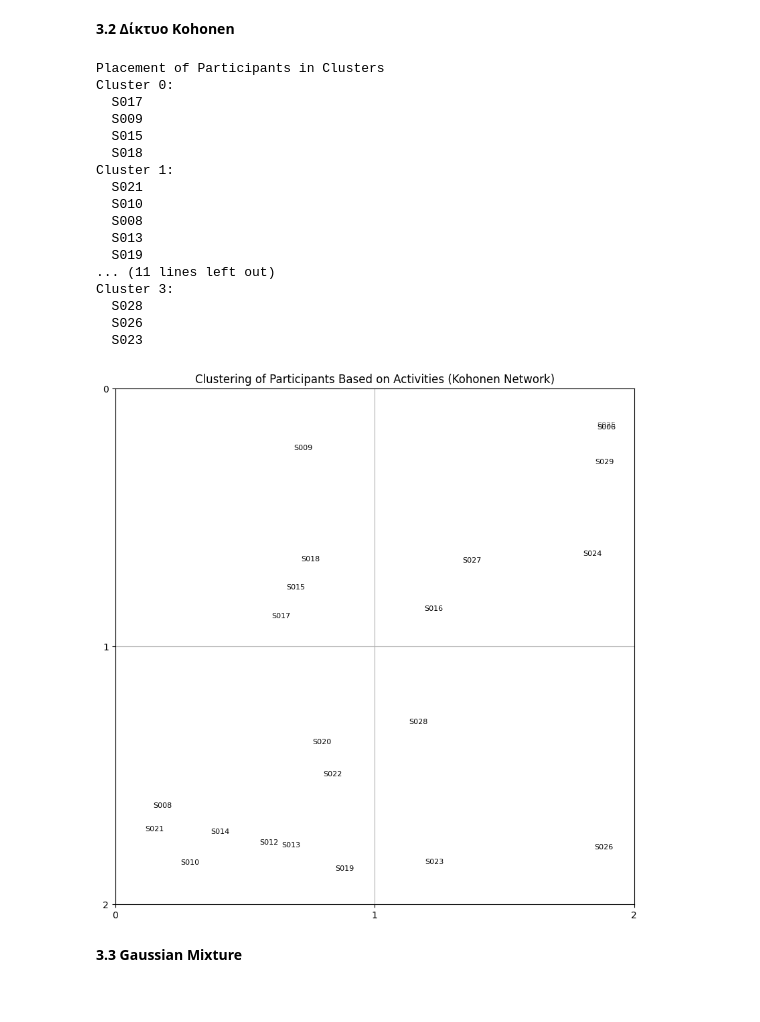
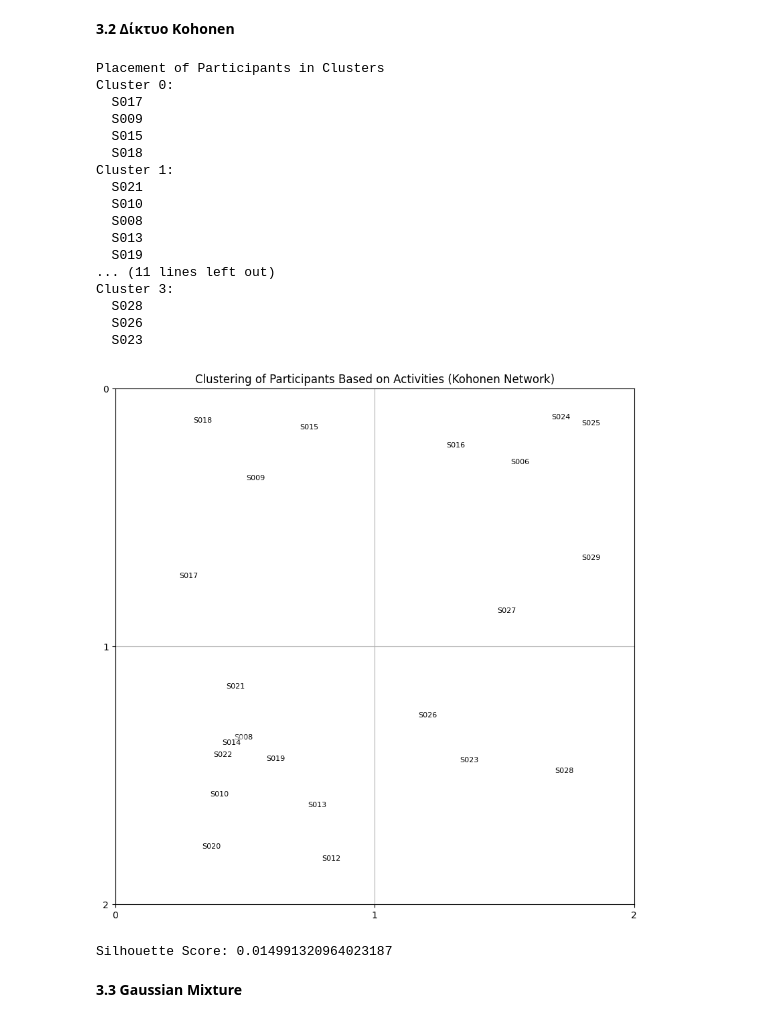
Before and after one commit to miltiadiss/Data-Mining, a Jupyter notebook: question_3.ipynb, the cells around one changed output. Cells and saved outputs as stored; diff of their text form; code cells hidden in the pictures.

```diff
--- a/question_3.ipynb
+++ b/question_3.ipynb
@@ -401,34 +407,42 @@ for file_name, (x, y) in cluster_assignments:
     plt.text(x + 0.5 + offset_x, y + 0.5 + offset_y, base_name, fontsize=8, ha='center', va='center',
              bbox=dict(facecolor='white', alpha=0.5, lw=0))
 
 # Προσθέτουμε τα περιγράμματα για τα κελιά του SOM
 plt.xlim([0, som_size])
 plt.ylim([0, som_size])
 plt.xticks(np.arange(som_size+1))
 plt.yticks(np.arange(som_size+1))
 plt.grid()
 plt.title('Clustering of Participants Based on Activities (Kohonen Network)')
 plt.gca().invert_yaxis()  # Αντιστρέφουμε τον άξονα y για καλύτερη απεικόνιση
 plt.show()
+
+# Μετατροπή των συστάδων από θέσεις στο SOM σε μοναδικούς αριθμούς συστάδων
+labels = [cluster[0] * som_size + cluster[1] for _, cluster in cluster_assignments]
+
+# Υπολογισμός του Silhouette Score
+silhouette_avg = silhouette_score(mean_values_scaled, labels)
+print(f"Silhouette Score: {silhouette_avg}")
 # %% [output]
 Placement of Participants in Clusters
 Cluster 0:
   S017
   S009
   S015
   S018
 Cluster 1:
   S021
   S010
   S008
   S013
   S019
 ... (11 lines left out)
 Cluster 3:
   S028
   S026
   S023
-[figure, old version]
+[figure, new version]
+Silhouette Score: 0.014991320964023187
 # %% [markdown]
 **3.3 Gaussian Mixture**
 # %%
```
Also changed, not shown: parts of 2 cells of this notebook.
